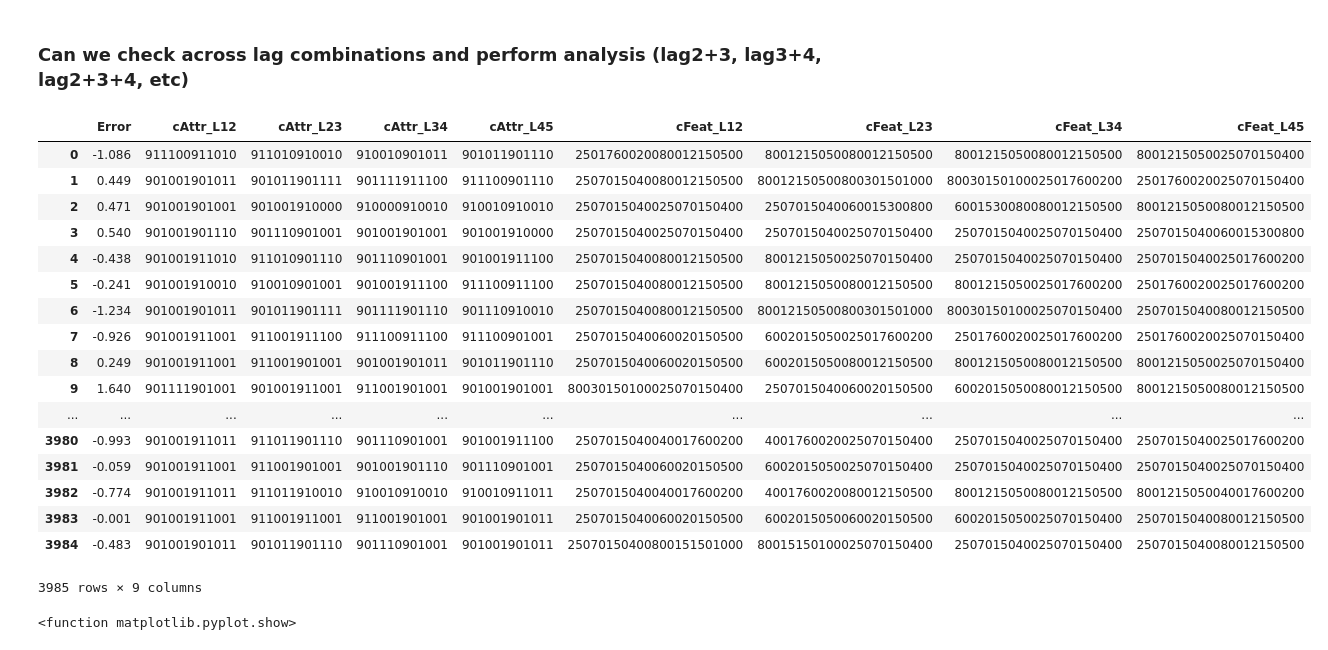
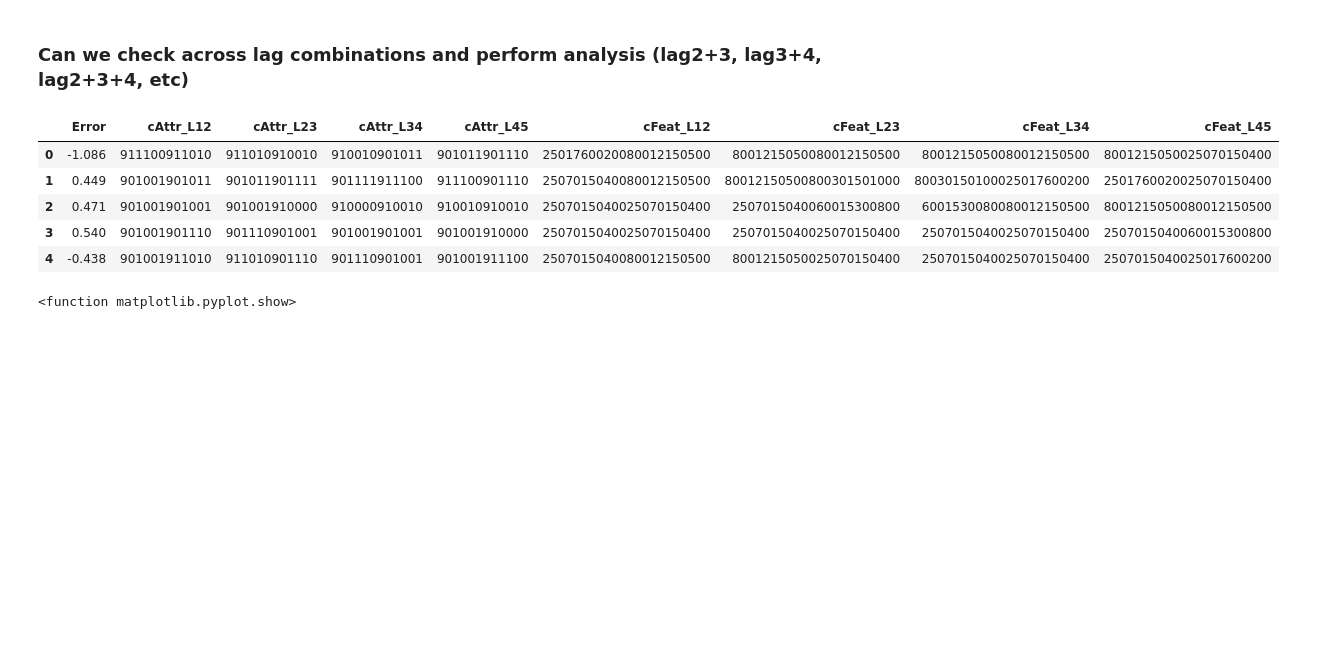
Before and after one commit to austinbock/project1, a Jupyter notebook: final_submission/Capstone1 Final Report.ipynb, the cells around one changed output. Cells and saved outputs as stored; diff of their text form; code cells hidden in the pictures; blank space fills up the shorter version.

```diff
--- a/final_submission/Capstone1 Final Report.ipynb
+++ b/final_submission/Capstone1 Final Report.ipynb
@@ -998,38 +929,26 @@ CMPS recipe used at 3504, 3524, and 3544 but only the material combination at 35
 # %%
 #create new combo columns that are back to back combinations of lags
 combo_df = fclag_df
 combo_df['cAttr_L12'] = combo_df['combined_Attribute_lag1'].map(str) + combo_df['combined_Attribute_lag2'].map(str)
 combo_df['cAttr_L23'] = combo_df['combined_Attribute_lag2'].map(str) + combo_df['combined_Attribute_lag3'].map(str)
 combo_df['cAttr_L34'] = combo_df['combined_Attribute_lag3'].map(str) + combo_df['combined_Attribute_lag4'].map(str)
 combo_df['cAttr_L45'] = combo_df['combined_Attribute_lag4'].map(str) + combo_df['combined_Attribute_lag5'].map(str)
 
 combo_df['cFeat_L12'] = combo_df['combined_Feature_lag1'].map(str) + combo_df['combined_Feature_lag2'].map(str)
 combo_df['cFeat_L23'] = combo_df['combined_Feature_lag2'].map(str) + combo_df['combined_Feature_lag3'].map(str)
 combo_df['cFeat_L34'] = combo_df['combined_Feature_lag3'].map(str) + combo_df['combined_Feature_lag4'].map(str)
 combo_df['cFeat_L45'] = combo_df['combined_Feature_lag4'].map(str) + combo_df['combined_Feature_lag5'].map(str)
 
 #filter the df down to 2 combo columns
 filtcombo_df = combo_df.filter(regex = 'Error|cAttr|cFeat')
-filtcombo_df
+filtcombo_df.head()
 # %% [output]
 |  | Error | cAttr_L12 | cAttr_L23 | cAttr_L34 | cAttr_L45 | cFeat_L12 | cFeat_L23 | cFeat_L34 | cFeat_L45 |
 | 0 | -1.086 | 911100911010 | 911010910010 | 910010901011 | 901011901110 | 2501760020080012150500 | 8001215050080012150500 | 8001215050080012150500 | 8001215050025070150400 |
 | 1 | 0.449 | 901001901011 | 901011901111 | 901111911100 | 911100901110 | 2507015040080012150500 | 80012150500800301501000 | 80030150100025017600200 | 2501760020025070150400 |
 | 2 | 0.471 | 901001901001 | 901001910000 | 910000910010 | 910010910010 | 2507015040025070150400 | 2507015040060015300800 | 6001530080080012150500 | 8001215050080012150500 |
 | 3 | 0.540 | 901001901110 | 901110901001 | 901001901001 | 901001910000 | 2507015040025070150400 | 2507015040025070150400 | 2507015040025070150400 | 2507015040060015300800 |
 | 4 | -0.438 | 901001911010 | 911010901110 | 901110901001 | 901001911100 | 2507015040080012150500 | 8001215050025070150400 | 2507015040025070150400 | 2507015040025017600200 |
-| 5 | -0.241 | 901001910010 | 910010901001 | 901001911100 | 911100911100 | 2507015040080012150500 | 8001215050080012150500 | 8001215050025017600200 | 2501760020025017600200 |
-| 6 | -1.234 | 901001901011 | 901011901111 | 901111901110 | 901110910010 | 2507015040080012150500 | 80012150500800301501000 | 80030150100025070150400 | 2507015040080012150500 |
-| 7 | -0.926 | 901001911001 | 911001911100 | 911100911100 | 911100901001 | 2507015040060020150500 | 6002015050025017600200 | 2501760020025017600200 | 2501760020025070150400 |
-| 8 | 0.249 | 901001911001 | 911001901001 | 901001901011 | 901011901110 | 2507015040060020150500 | 6002015050080012150500 | 8001215050080012150500 | 8001215050025070150400 |
-| 9 | 1.640 | 901111901001 | 901001911001 | 911001901001 | 901001901001 | 80030150100025070150400 | 2507015040060020150500 | 6002015050080012150500 | 8001215050080012150500 |
-| ... | ... | ... | ... | ... | ... | ... | ... | ... | ... |
-| 3980 | -0.993 | 901001911011 | 911011901110 | 901110901001 | 901001911100 | 2507015040040017600200 | 4001760020025070150400 | 2507015040025070150400 | 2507015040025017600200 |
-| 3981 | -0.059 | 901001911001 | 911001901001 | 901001901110 | 901110901001 | 2507015040060020150500 | 6002015050025070150400 | 2507015040025070150400 | 2507015040025070150400 |
-| 3982 | -0.774 | 901001911011 | 911011910010 | 910010910010 | 910010911011 | 2507015040040017600200 | 4001760020080012150500 | 8001215050080012150500 | 8001215050040017600200 |
-| 3983 | -0.001 | 901001911001 | 911001911001 | 911001901001 | 901001901011 | 2507015040060020150500 | 6002015050060020150500 | 6002015050025070150400 | 2507015040080012150500 |
-| 3984 | -0.483 | 901001901011 | 901011901110 | 901110901001 | 901001901011 | 25070150400800151501000 | 80015150100025070150400 | 2507015040025070150400 | 2507015040080012150500 |
-3985 rows × 9 columns
 # %%
 #filtered boxplot for n>100 contributions
 CAL12 = filtcombo_df.groupby('cAttr_L12').filter(lambda x: x['cAttr_L12'].count()>50)
```
Also changed, not shown: parts of 29 cells of this notebook.
